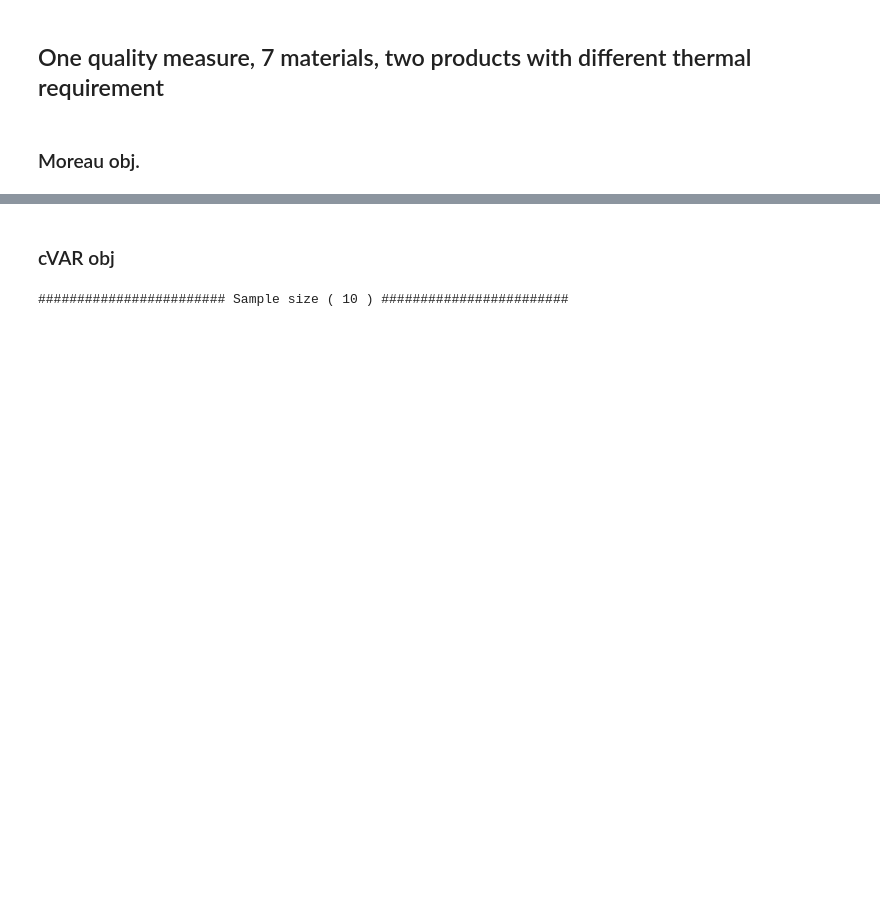
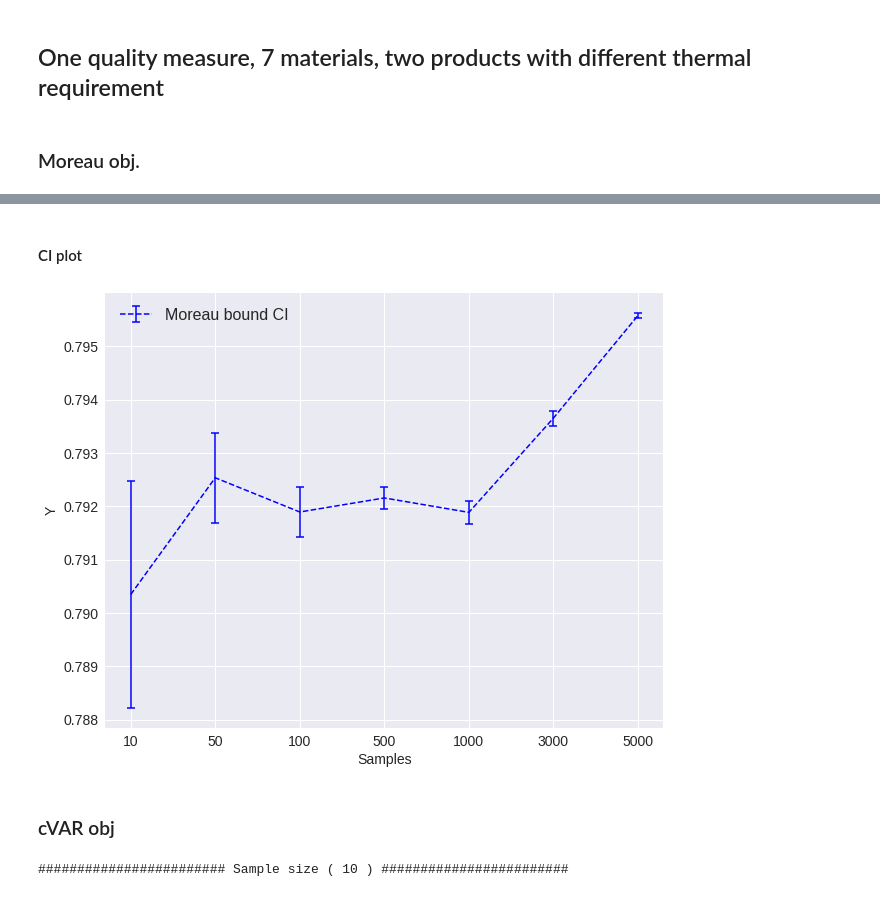
Before and after one commit to SzuHannah/blending-stochastic, a Jupyter notebook: Advopt_final.ipynb, the cells around one changed output, grey strips where cells are left out. Cells and saved outputs as stored; diff of their text form; code cells hidden in the pictures; blank space fills up the shorter version.

```diff
--- a/Advopt_final.ipynb
+++ b/Advopt_final.ipynb
@@ -803,3 +962,19 @@ for s in range(len(N_seq)):
+# %% [markdown]
+#### CI plot
+# %%
+fig =  plt.figure(figsize=(10, 8))
+ax = fig.add_subplot(111)
+ax.set_xlabel('Samples', fontsize = 14)
+ax.set_ylabel('Y', fontsize = 14)
+ax.yaxis.set_tick_params(labelsize=14)
+ax.xaxis.set_tick_params(labelsize=14)
+# ax.axis([0, 5, 0, 35])
+linestyle = {"linestyle":"--", "linewidth":1.5, "markeredgewidth":1.5, "elinewidth":1.5, "capsize":4}
+ax.errorbar([str(N_seq[i]) for i in range(len(N_seq))], seq, yerr = ci, color="b", **linestyle)
+ax.legend(['Moreau bound CI'], fontsize  = 16)
+plt.show()
+# %% [output]
+[figure, added]
 # %% [markdown]
 ### cVAR obj
 # %%
```
Also changed, not shown: parts of 4 cells of this notebook.
